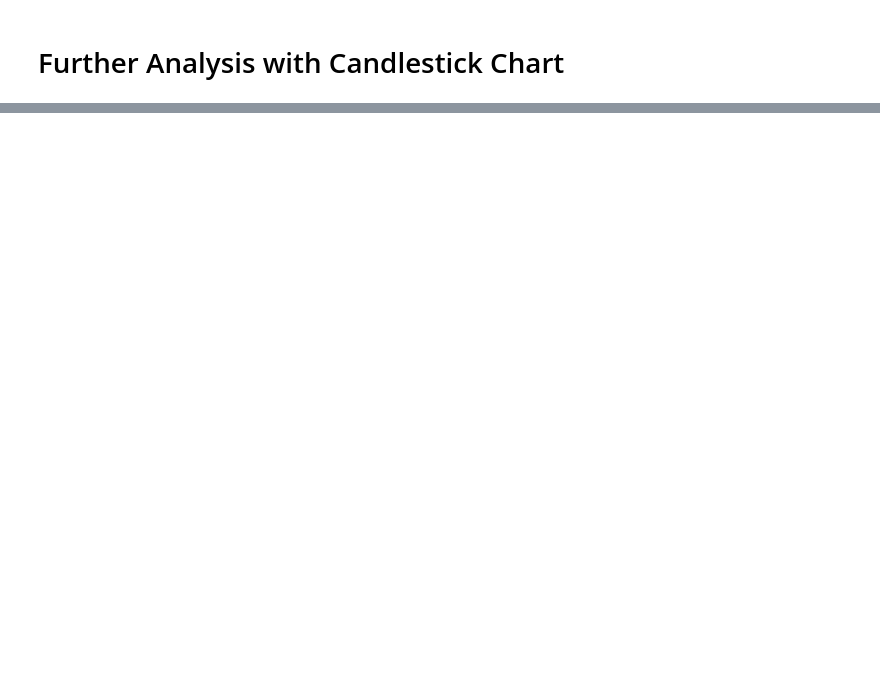
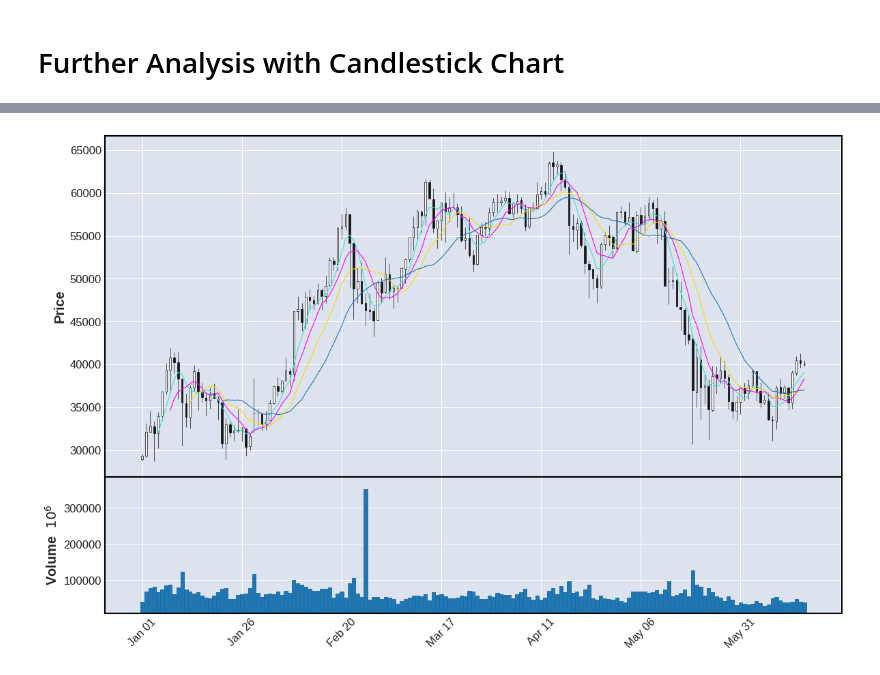
Before and after one commit to nongyulin/Business-Intelligence-Analysis, a Jupyter notebook: with-Python/Bitcoin_Historical_Price.ipynb, the cells around one changed output, grey strips where cells are left out. Drawn from its saved outputs; the diff is of its cells as text; code cells hidden in the pictures; blank space fills up the shorter version.

```diff
--- a/with-Python/Bitcoin_Historical_Price.ipynb
+++ b/with-Python/Bitcoin_Historical_Price.ipynb
@@ -135,0 +136,5 @@ mpf.show()
+# %%
+mpf.plot(dataset['2021'],type='candle', figsize=(15,10),mav=(5,8,13,21),volume=True)
+mpf.show()
+# %% [output]
+[figure, added]
```
Also changed, not shown: parts of 15 cells of this notebook, 1 other file.
